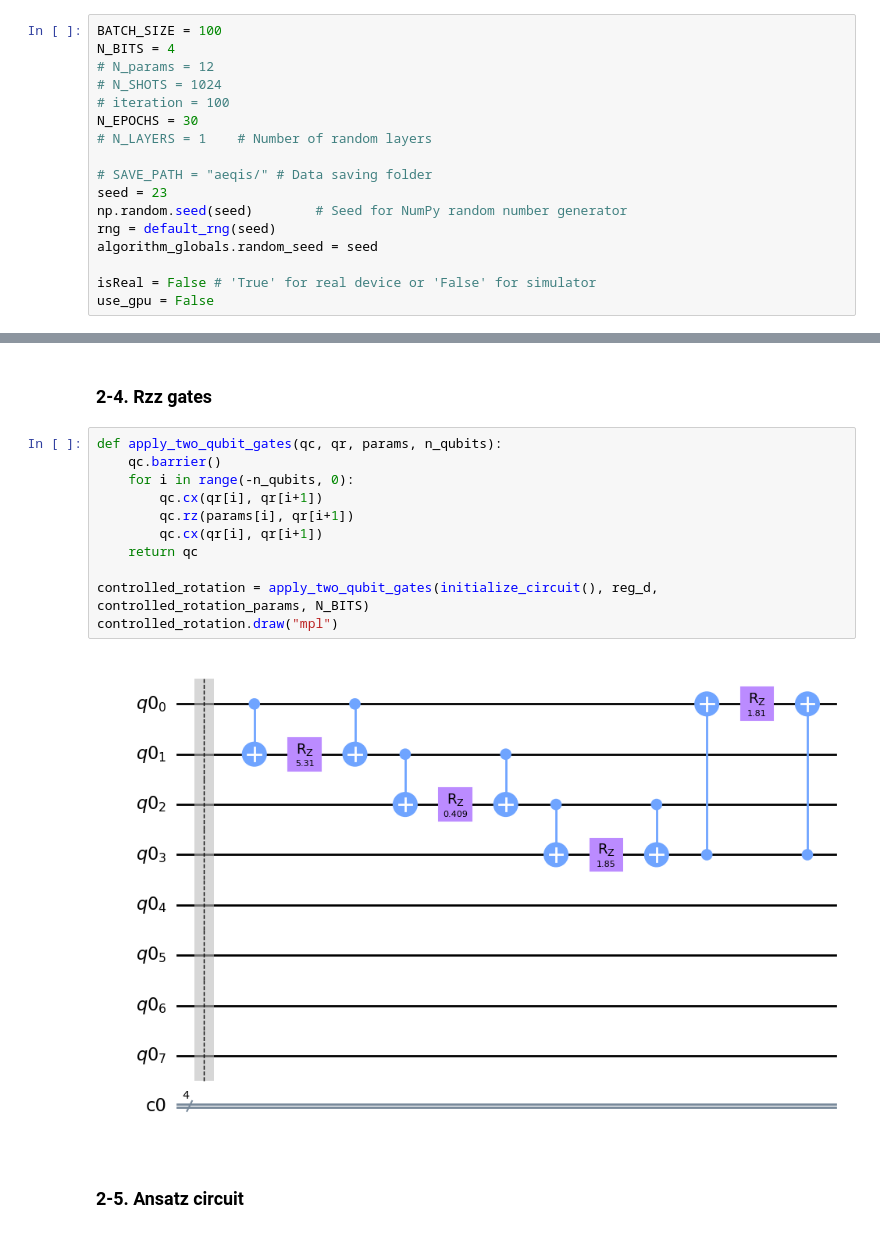
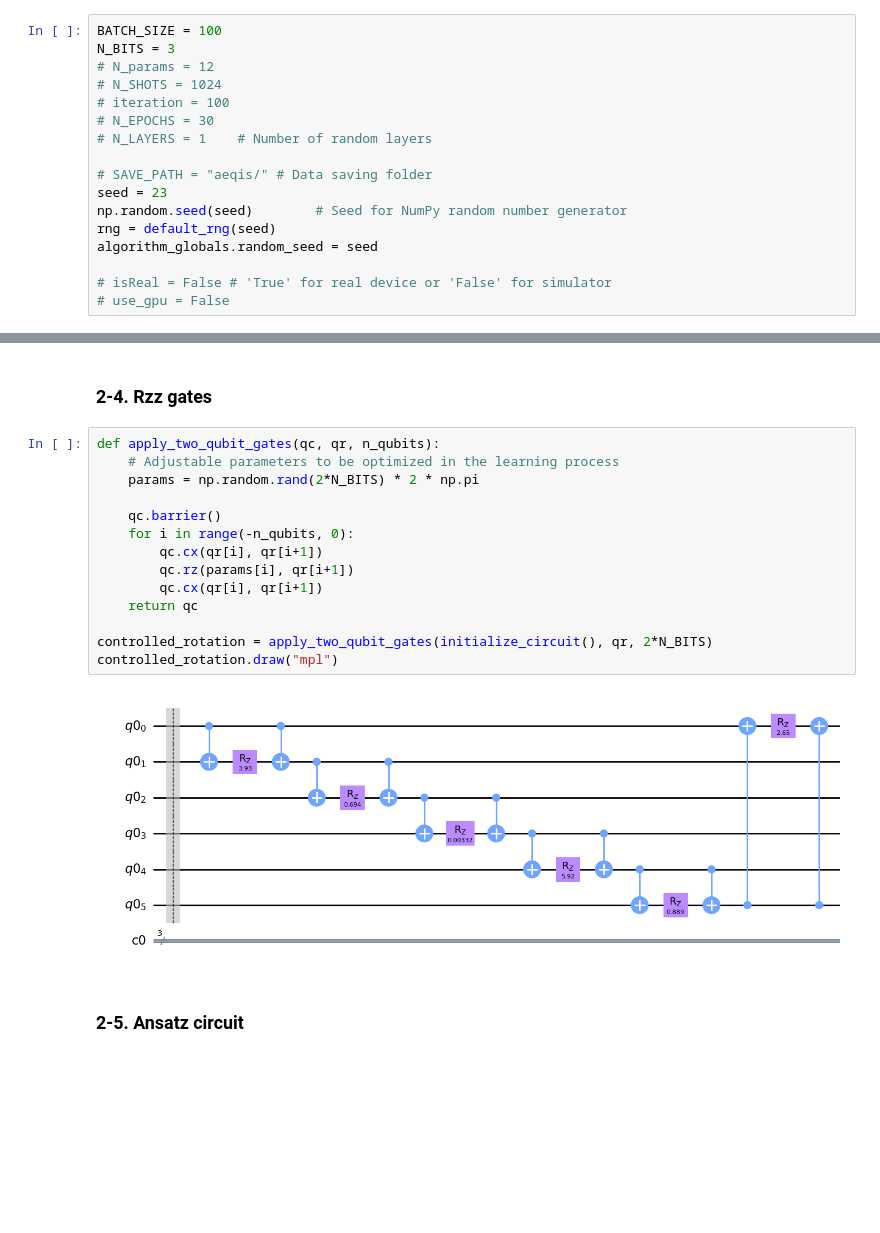
Before and after one commit to yunseo-kim/quantum-rnn, a Jupyter notebook: ansatz_circuit.ipynb, the cells around one changed output, grey strips where cells are left out. Cells and saved outputs as stored; diff of their text form; blank space fills up the shorter version.

```diff
--- a/ansatz_circuit.ipynb
+++ b/ansatz_circuit.ipynb
@@ -29,11 +29,11 @@ from numpy.random import default_rng
 ### 1-2. Setting of the main hyper-parameters of the model
 # %%
 BATCH_SIZE = 100
-N_BITS = 4
+N_BITS = 3
 # N_params = 12
 # N_SHOTS = 1024
 # iteration = 100
-N_EPOCHS = 30
+# N_EPOCHS = 30
 # N_LAYERS = 1    # Number of random layers
 
 # SAVE_PATH = "aeqis/" # Data saving folder
@@ -42,8 +42,8 @@ np.random.seed(seed)        # Seed for NumPy random number generator
 rng = default_rng(seed)
 algorithm_globals.random_seed = seed
 
-isReal = False # 'True' for real device or 'False' for simulator
-use_gpu = False
+# isReal = False # 'True' for real device or 'False' for simulator
+# use_gpu = False
 # %% [markdown]
 ### 1-3. Data loading
 # %%
@@ -122,18 +115,21 @@ single_rotation.draw("mpl")
 # %% [markdown]
 ### 2-4. Rzz gates
 # %%
-def apply_two_qubit_gates(qc, qr, params, n_qubits):
+def apply_two_qubit_gates(qc, qr, n_qubits):
+    # Adjustable parameters to be optimized in the learning process
+    params = np.random.rand(2*N_BITS) * 2 * np.pi
+
     qc.barrier()
     for i in range(-n_qubits, 0):
         qc.cx(qr[i], qr[i+1])
         qc.rz(params[i], qr[i+1])
         qc.cx(qr[i], qr[i+1])
     return qc
 
-controlled_rotation = apply_two_qubit_gates(initialize_circuit(), reg_d, controlled_rotation_params, N_BITS)
+controlled_rotation = apply_two_qubit_gates(initialize_circuit(), qr, 2*N_BITS)
 controlled_rotation.draw("mpl")
 # %% [output]
-[figure, old version]
+[figure, new version]
 # %% [markdown]
 ### 2-5. Ansatz circuit
 # %%
```
Also changed, not shown: parts of 6 cells of this notebook, 4 other files.
